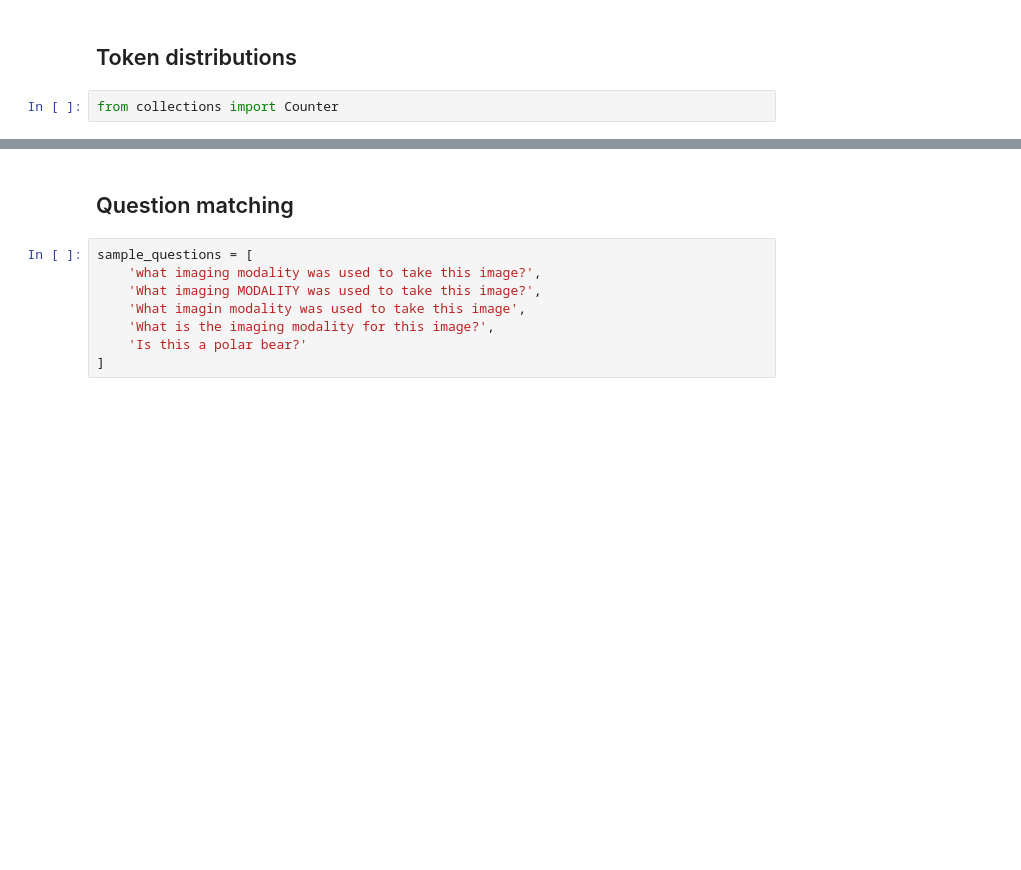
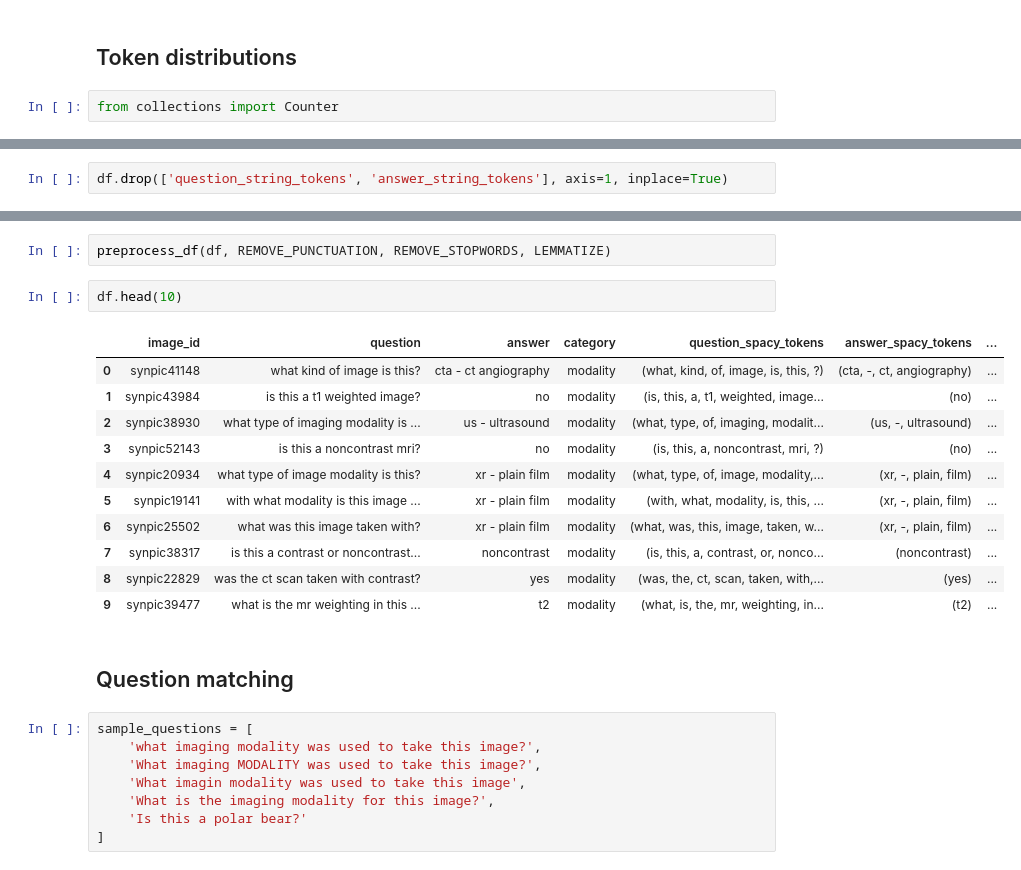
Before and after one commit to skupsala/VQA-Med-2019-project, a Jupyter notebook: notebooks/skupsala.ipynb, the cells around one changed output, grey strips where cells are left out. Cells and saved outputs as stored; diff of their text form; blank space fills up the shorter version.

```diff
--- a/notebooks/skupsala.ipynb
+++ b/notebooks/skupsala.ipynb
@@ -214,0 +192,2 @@ pass
+# %%
+df.drop(['question_string_tokens', 'answer_string_tokens'], axis=1, inplace=True)
@@ -215,3 +207,19 @@ pass
+# %%
+preprocess_df(df, REMOVE_PUNCTUATION, REMOVE_STOPWORDS, LEMMATIZE)
+# %%
+df.head(10)
+# %% [output]
+|  | image_id | question | answer | category | question_spacy_tokens | answer_spacy_tokens | ... |
+| 0 | synpic41148 | what kind of image is this? | cta - ct angiography | modality | (what, kind, of, image, is, this, ?) | (cta, -, ct, angiography) | ... |
+| 1 | synpic43984 | is this a t1 weighted image? | no | modality | (is, this, a, t1, weighted, image... | (no) | ... |
+| 2 | synpic38930 | what type of imaging modality is ... | us - ultrasound | modality | (what, type, of, imaging, modalit... | (us, -, ultrasound) | ... |
+| 3 | synpic52143 | is this a noncontrast mri? | no | modality | (is, this, a, noncontrast, mri, ?) | (no) | ... |
+| 4 | synpic20934 | what type of image modality is this? | xr - plain film | modality | (what, type, of, image, modality,... | (xr, -, plain, film) | ... |
+| 5 | synpic19141 | with what modality is this image ... | xr - plain film | modality | (with, what, modality, is, this, ... | (xr, -, plain, film) | ... |
+| 6 | synpic25502 | what was this image taken with? | xr - plain film | modality | (what, was, this, image, taken, w... | (xr, -, plain, film) | ... |
+| 7 | synpic38317 | is this a contrast or noncontrast... | noncontrast | modality | (is, this, a, contrast, or, nonco... | (noncontrast) | ... |
+| 8 | synpic22829 | was the ct scan taken with contrast? | yes | modality | (was, the, ct, scan, taken, with,... | (yes) | ... |
+| 9 | synpic39477 | what is the mr weighting in this ... | t2 | modality | (what, is, the, mr, weighting, in... | (t2) | ... |
 # %% [markdown]
 ## Question matching
 # %%
```
Also changed, not shown: parts of 53 cells of this notebook.
